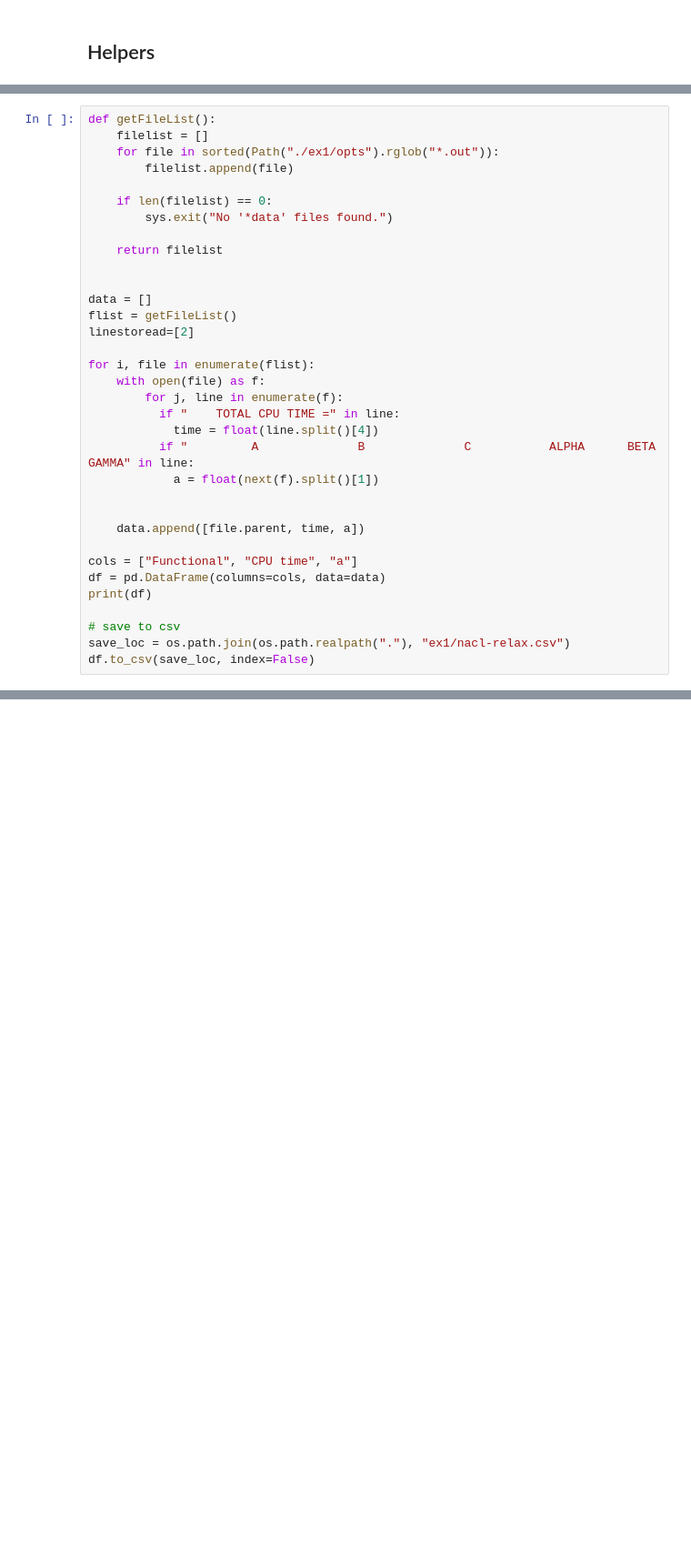
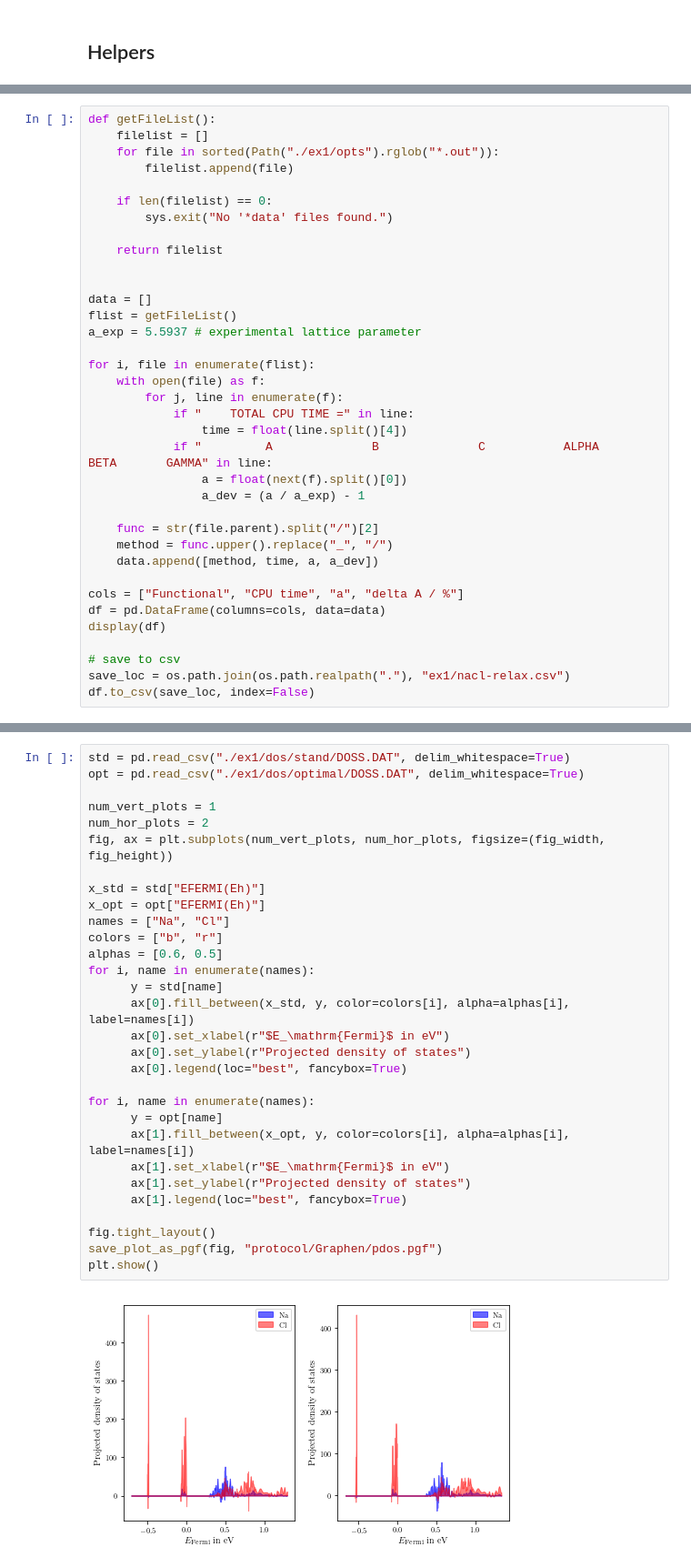
Before and after one commit to tomfroembgen/WP12, a Jupyter notebook: 3_bredow/wp12_3.ipynb, the cells around one changed output, grey strips where cells are left out. Shown: that part at 91% size. Cells and saved outputs as stored; diff of their text form; blank space fills up the shorter version.

```diff
--- a/3_bredow/wp12_3.ipynb
+++ b/3_bredow/wp12_3.ipynb
@@ -138,22 +139,24 @@ def getFileList():
 
 data = []
 flist = getFileList()
-linestoread=[2]
+a_exp = 5.5937 # experimental lattice parameter
 
 for i, file in enumerate(flist):
     with open(file) as f:
         for j, line in enumerate(f):
-          if "    TOTAL CPU TIME =" in line:
-            time = float(line.split()[4])
-          if "         A              B              C           ALPHA      BETA       GAMMA" in line:
-            a = float(next(f).split()[1])
+            if "    TOTAL CPU TIME =" in line:
+                time = float(line.split()[4])
+            if "         A              B              C           ALPHA      BETA       GAMMA" in line:
+                a = float(next(f).split()[0])
+                a_dev = (a / a_exp) - 1
 
+    func = str(file.parent).split("/")[2]
+    method = func.upper().replace("_", "/")
+    data.append([method, time, a, a_dev])
 
-    data.append([file.parent, time, a])
-
-cols = ["Functional", "CPU time", "a"]
+cols = ["Functional", "CPU time", "a", "delta A / %"]
 df = pd.DataFrame(columns=cols, data=data)
-print(df)
+display(df)
 
 # save to csv
 save_loc = os.path.join(os.path.realpath("."), "ex1/nacl-relax.csv")
@@ -167,2 +247,34 @@ df.to_csv(save_loc, index=False)
+# %%
+std = pd.read_csv("./ex1/dos/stand/DOSS.DAT", delim_whitespace=True)
+opt = pd.read_csv("./ex1/dos/optimal/DOSS.DAT", delim_whitespace=True)
+
+num_vert_plots = 1
+num_hor_plots = 2
+fig, ax = plt.subplots(num_vert_plots, num_hor_plots, figsize=(fig_width, fig_height))
+
+x_std = std["EFERMI(Eh)"]
+x_opt = opt["EFERMI(Eh)"]
+names = ["Na", "Cl"]
+colors = ["b", "r"]
+alphas = [0.6, 0.5]
+for i, name in enumerate(names):
+      y = std[name]
+      ax[0].fill_between(x_std, y, color=colors[i], alpha=alphas[i], label=names[i])
+      ax[0].set_xlabel(r"$E_\mathrm{Fermi}$ in eV")
+      ax[0].set_ylabel(r"Projected density of states")
+      ax[0].legend(loc="best", fancybox=True)
+
+for i, name in enumerate(names):
+      y = opt[name]
+      ax[1].fill_between(x_opt, y, color=colors[i], alpha=alphas[i], label=names[i])
+      ax[1].set_xlabel(r"$E_\mathrm{Fermi}$ in eV")
+      ax[1].set_ylabel(r"Projected density of states")
+      ax[1].legend(loc="best", fancybox=True)
+
+fig.tight_layout()
+save_plot_as_pgf(fig, "protocol/Graphen/pdos.pgf")
+plt.show()
+# %% [output]
+[figure, added]
 # %% [markdown]
 # 6. Calculating Surfaces of TiO2
```
Also changed, not shown: parts of 15 cells of this notebook, 5 other files.
